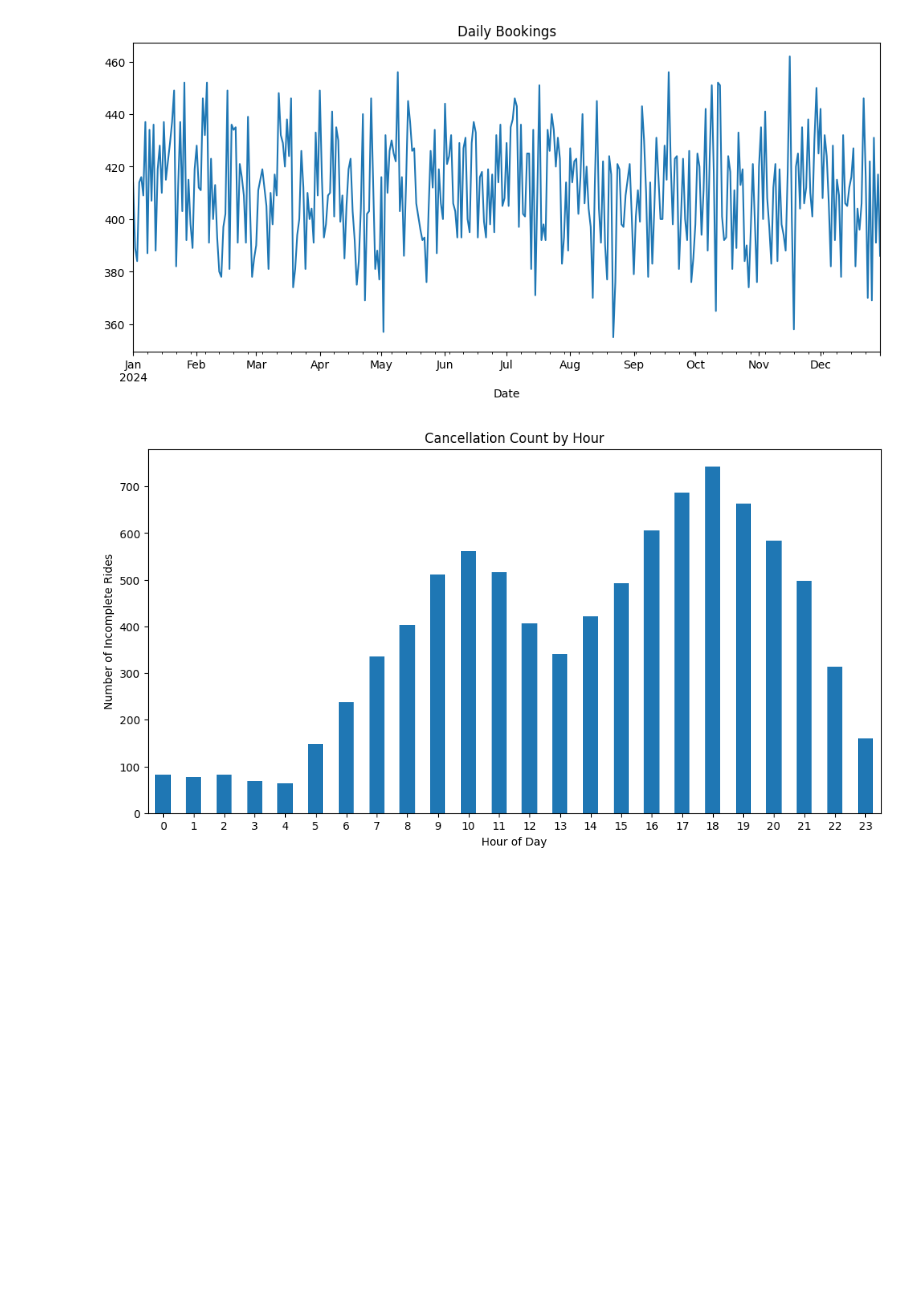
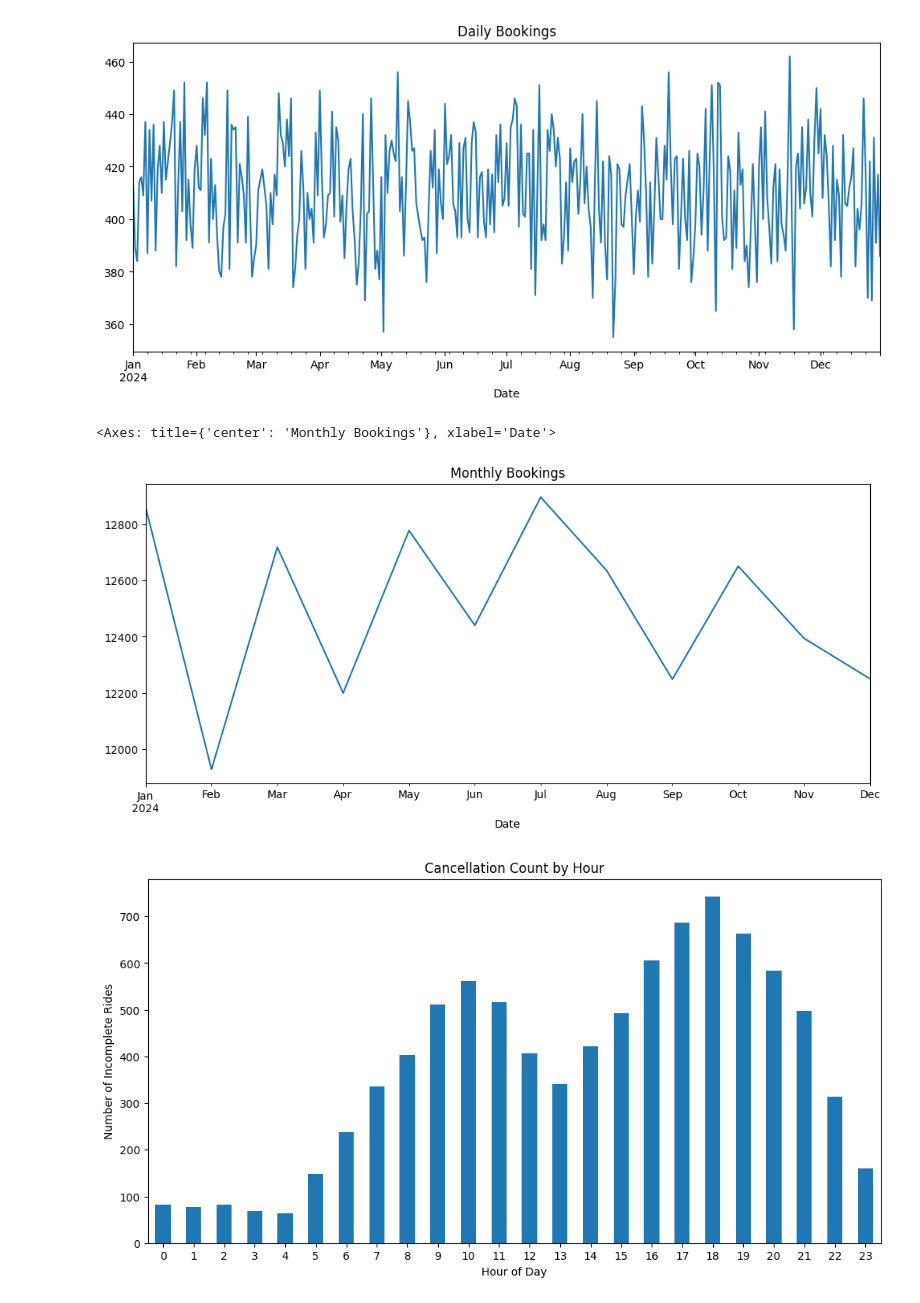
Before and after one commit to ARUN-R-DAS/uber_data_analysis, a Jupyter notebook: uber.ipynb, the cells around one changed output. Drawn from its saved outputs; the diff is of its cells as text; code cells hidden in the pictures; blank space fills up the shorter version.

```diff
--- a/uber.ipynb
+++ b/uber.ipynb
@@ -471,6 +490,14 @@ df.groupby('Date').size().plot(figsize=(12,5),title='Daily Bookings')
 # %% [output]
 <Axes: title={'center': 'Daily Bookings'}, xlabel='Date'>
 [figure]
+# %%
+df['Date'] = pd.to_datetime(df['Date'])
+df.set_index('Date', inplace=True)
+
+df.resample('M').size().plot(figsize=(12,5), title='Monthly Bookings')
+# %% [output]
+<Axes: title={'center': 'Monthly Bookings'}, xlabel='Date'>
+[figure, added]
 # %%
 # Group by hour only
 cancel_by_hour = df.groupby('hours')['Incomplete Rides'].count()
```
Also changed, not shown: parts of 25 cells of this notebook, 9 other files.
